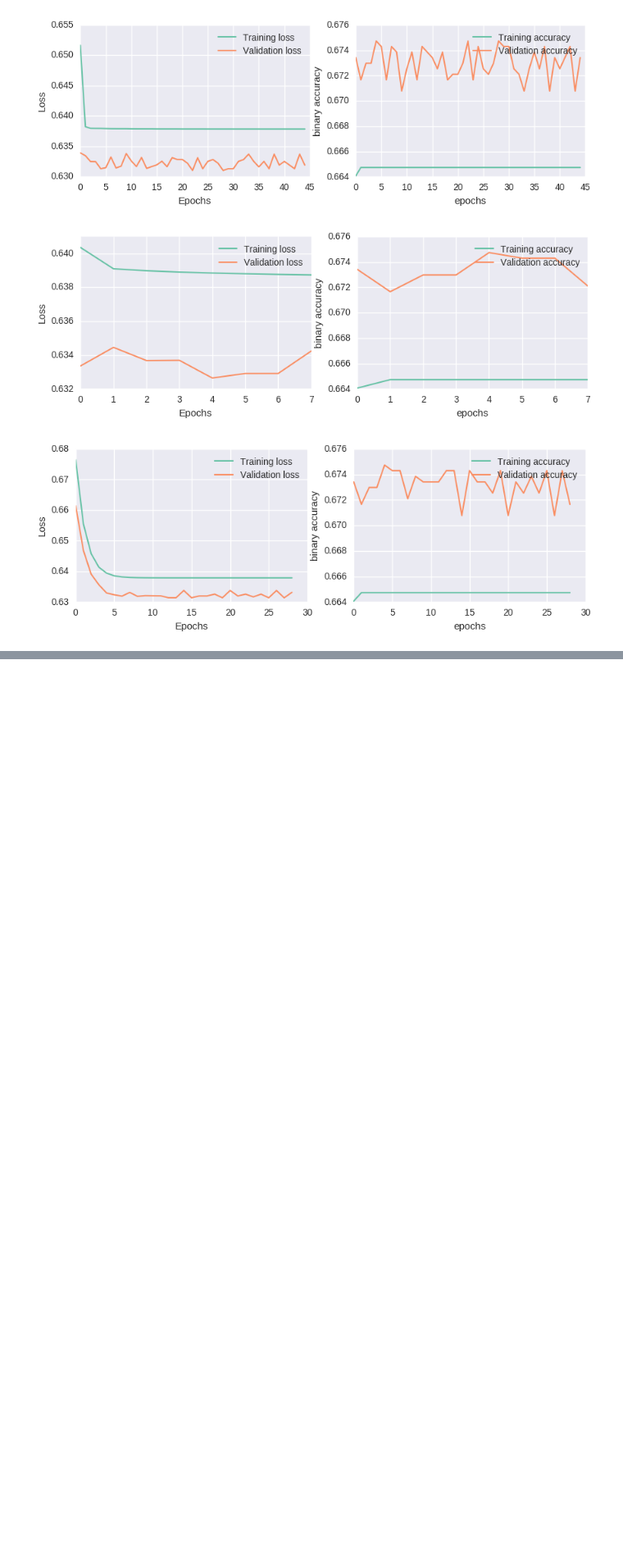
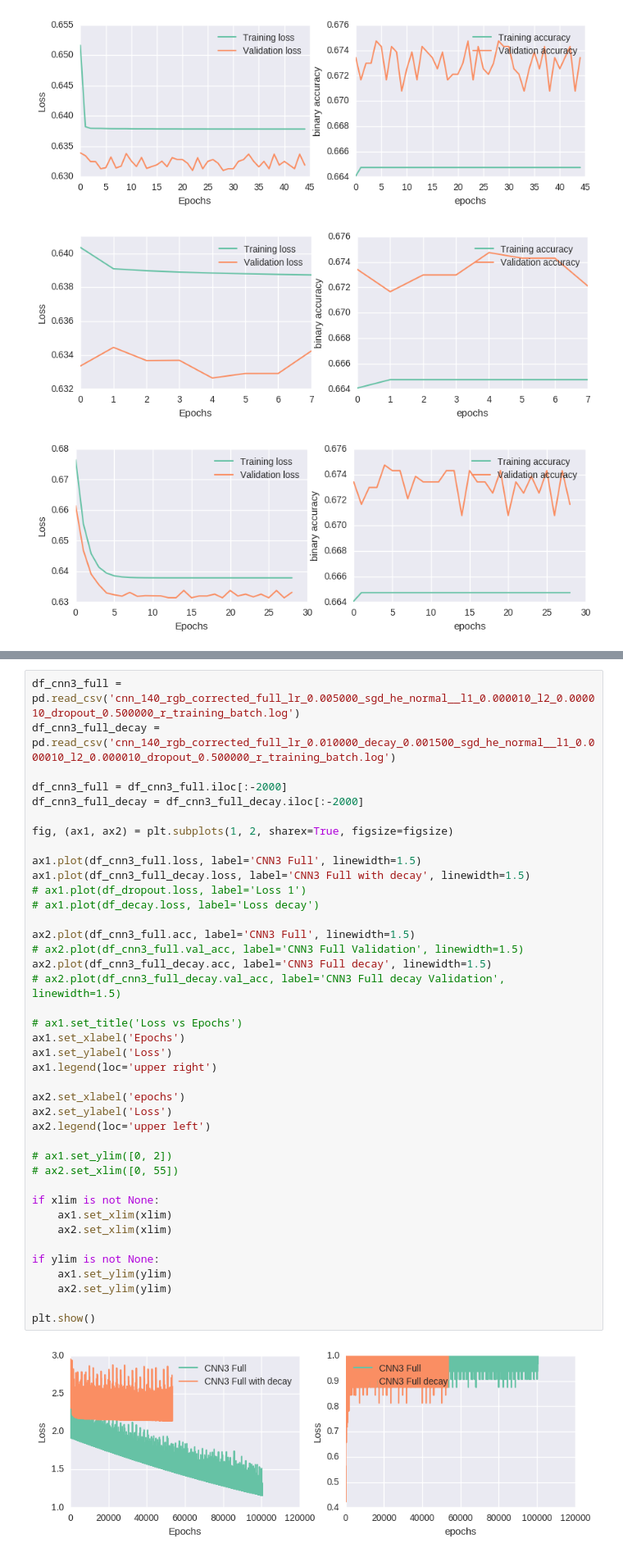
Before and after one commit to OpenGridMap/power-grid-detection, a Jupyter notebook: training/plot_training.ipynb, the cells around one changed output, grey strips where cells are left out. Shown at 82% size. Cells and saved outputs as stored; diff of their text form; blank space fills up the shorter version.

```diff
--- a/training/plot_training.ipynb
+++ b/training/plot_training.ipynb
@@ -321,0 +365,42 @@ plot_loss_acc('cnn_140_rgb_corrected_full_lr_0.010000_decay_0.001500_sgd_he_norm
+# %%
+df_cnn3_full = pd.read_csv('cnn_140_rgb_corrected_full_lr_0.005000_sgd_he_normal__l1_0.000010_l2_0.000010_dropout_0.500000_r_training_batch.log')
+df_cnn3_full_decay = pd.read_csv('cnn_140_rgb_corrected_full_lr_0.010000_decay_0.001500_sgd_he_normal__l1_0.000010_l2_0.000010_dropout_0.500000_r_training_batch.log')
+
+df_cnn3_full = df_cnn3_full.iloc[:-2000]
+df_cnn3_full_decay = df_cnn3_full_decay.iloc[:-2000]
+
+fig, (ax1, ax2) = plt.subplots(1, 2, sharex=True, figsize=figsize)
+
+ax1.plot(df_cnn3_full.loss, label='CNN3 Full', linewidth=1.5)
+ax1.plot(df_cnn3_full_decay.loss, label='CNN3 Full with decay', linewidth=1.5)
+# ax1.plot(df_dropout.loss, label='Loss 1')
+# ax1.plot(df_decay.loss, label='Loss decay')
+
+ax2.plot(df_cnn3_full.acc, label='CNN3 Full', linewidth=1.5)
+# ax2.plot(df_cnn3_full.val_acc, label='CNN3 Full Validation', linewidth=1.5)
+ax2.plot(df_cnn3_full_decay.acc, label='CNN3 Full decay', linewidth=1.5)
+# ax2.plot(df_cnn3_full_decay.val_acc, label='CNN3 Full decay Validation', linewidth=1.5)
+
+# ax1.set_title('Loss vs Epochs')
+ax1.set_xlabel('Epochs')
+ax1.set_ylabel('Loss')
+ax1.legend(loc='upper right')
+
+ax2.set_xlabel('epochs')
+ax2.set_ylabel('Loss')
+ax2.legend(loc='upper left')
+
+# ax1.set_ylim([0, 2])
+# ax2.set_xlim([0, 55])
+
+if xlim is not None:
+    ax1.set_xlim(xlim)
+    ax2.set_xlim(xlim)
+
+if ylim is not None:
+    ax1.set_ylim(ylim)
+    ax2.set_ylim(ylim)
+
+plt.show()
+# %% [output]
+[figure, added]
```
Also changed, not shown: parts of 2 cells of this notebook, 9 other files.
